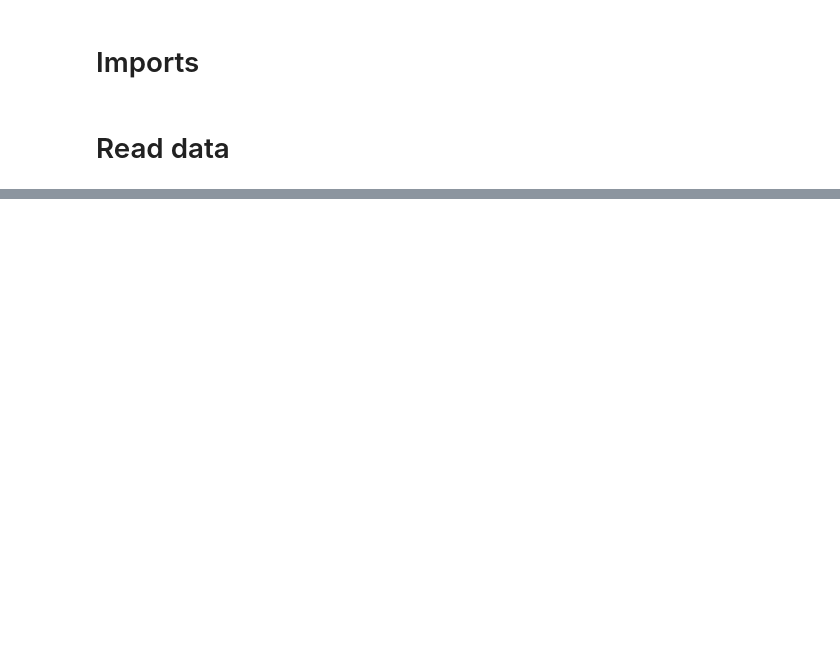
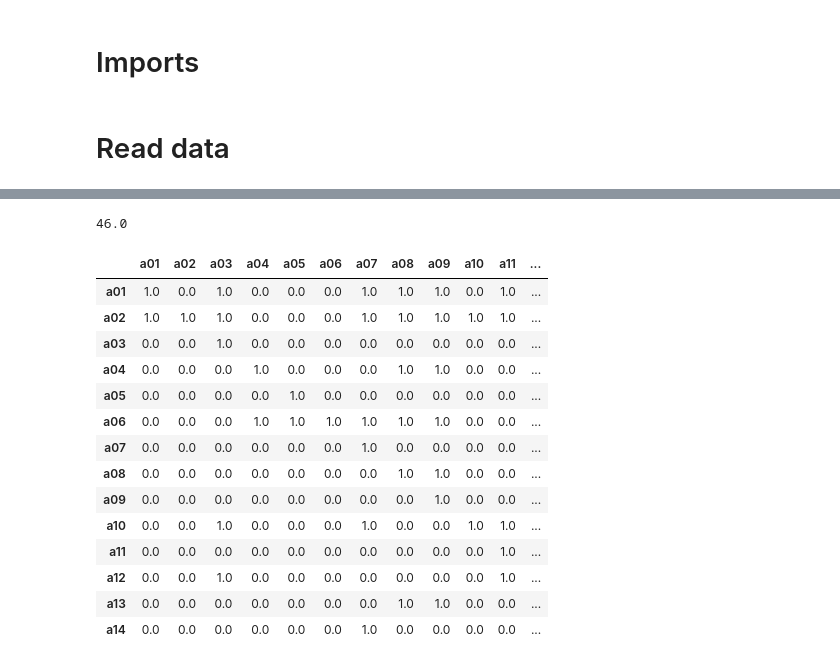
Before and after one commit to anras5/ordinal-regression-reduced, a Jupyter notebook: src/main.ipynb, the cells around one changed output, grey strips where cells are left out. Drawn from its saved outputs; the diff is of its cells as text; code cells hidden in the pictures; blank space fills up the shorter version.

```diff
--- a/src/main.ipynb
+++ b/src/main.ipynb
@@ -138,0 +75,9 @@ hasse_graphviz(df_relations.values, df.index)
+# %%
+N_COMPONENTS = 4
+
+scaler = StandardScaler()
+df_scaled = scaler.fit_transform(df)
+pca = PCA(n_components=N_COMPONENTS)
+df_pca = pd.DataFrame(pca.fit_transform(df_scaled), index=df.index, columns=range(N_COMPONENTS))
+print(pca.explained_variance_ratio_)
+df_pca
@@ -138,0 +101,23 @@ hasse_graphviz(df_relations.values, df.index)
+# %%
+CRITERIA = [Criterion(name, points=2) for name in df_pca.columns]
+df_relations_pca = uta_gms(df_pca, PREFERENCES, CRITERIA)
+df_relations_pca = df_relations_pca[df_relations_pca == 1].fillna(0)
+print(df_relations_pca.sum().sum())
+df_relations_pca
+# %% [output]
+46.0
+|  | a01 | a02 | a03 | a04 | a05 | a06 | a07 | a08 | a09 | a10 | a11 | ... |
+| a01 | 1.0 | 0.0 | 1.0 | 0.0 | 0.0 | 0.0 | 1.0 | 1.0 | 1.0 | 0.0 | 1.0 | ... |
+| a02 | 1.0 | 1.0 | 1.0 | 0.0 | 0.0 | 0.0 | 1.0 | 1.0 | 1.0 | 1.0 | 1.0 | ... |
+| a03 | 0.0 | 0.0 | 1.0 | 0.0 | 0.0 | 0.0 | 0.0 | 0.0 | 0.0 | 0.0 | 0.0 | ... |
+| a04 | 0.0 | 0.0 | 0.0 | 1.0 | 0.0 | 0.0 | 0.0 | 1.0 | 1.0 | 0.0 | 0.0 | ... |
+| a05 | 0.0 | 0.0 | 0.0 | 0.0 | 1.0 | 0.0 | 0.0 | 0.0 | 0.0 | 0.0 | 0.0 | ... |
+| a06 | 0.0 | 0.0 | 0.0 | 1.0 | 1.0 | 1.0 | 1.0 | 1.0 | 1.0 | 0.0 | 0.0 | ... |
+| a07 | 0.0 | 0.0 | 0.0 | 0.0 | 0.0 | 0.0 | 1.0 | 0.0 | 0.0 | 0.0 | 0.0 | ... |
+| a08 | 0.0 | 0.0 | 0.0 | 0.0 | 0.0 | 0.0 | 0.0 | 1.0 | 1.0 | 0.0 | 0.0 | ... |
+| a09 | 0.0 | 0.0 | 0.0 | 0.0 | 0.0 | 0.0 | 0.0 | 0.0 | 1.0 | 0.0 | 0.0 | ... |
+| a10 | 0.0 | 0.0 | 1.0 | 0.0 | 0.0 | 0.0 | 1.0 | 0.0 | 0.0 | 1.0 | 1.0 | ... |
+| a11 | 0.0 | 0.0 | 0.0 | 0.0 | 0.0 | 0.0 | 0.0 | 0.0 | 0.0 | 0.0 | 1.0 | ... |
+| a12 | 0.0 | 0.0 | 1.0 | 0.0 | 0.0 | 0.0 | 0.0 | 0.0 | 0.0 | 0.0 | 1.0 | ... |
+| a13 | 0.0 | 0.0 | 0.0 | 0.0 | 0.0 | 0.0 | 0.0 | 1.0 | 1.0 | 0.0 | 0.0 | ... |
+| a14 | 0.0 | 0.0 | 0.0 | 0.0 | 0.0 | 0.0 | 1.0 | 0.0 | 0.0 | 0.0 | 0.0 | ... |
```
Also changed, not shown: parts of 10 cells of this notebook.
